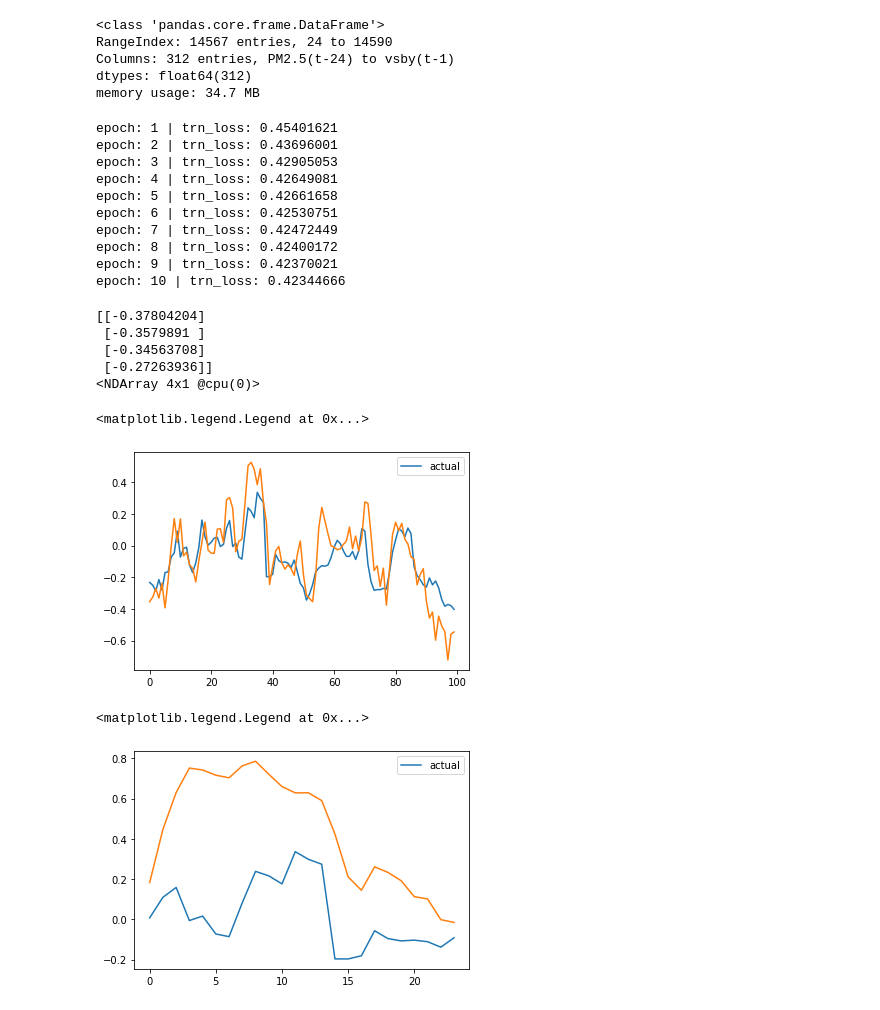
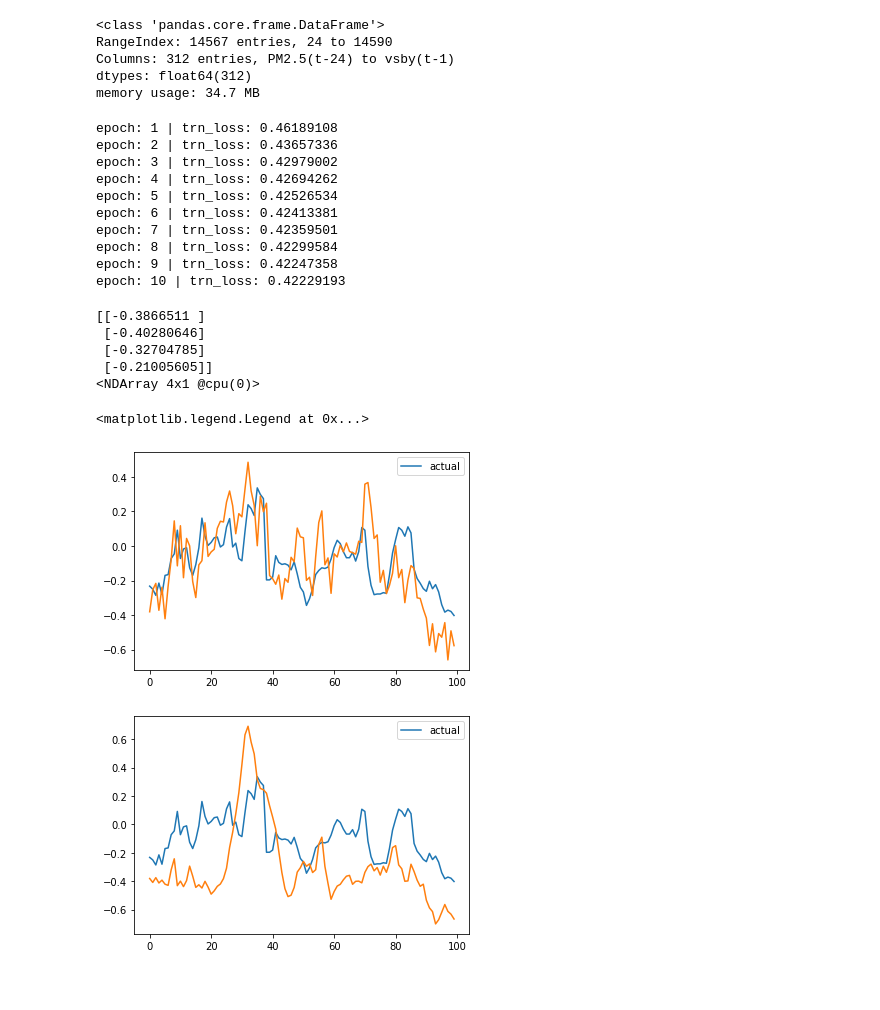
Before and after one commit to Rayyan98/airQualityDeepLearning, a Jupyter notebook: code/model selection/gruLOL.ipynb, the cells around one changed output. Drawn from its saved outputs; the diff is of its cells as text; code cells hidden in the pictures.

```diff
--- a/code/model selection/gruLOL.ipynb
+++ b/code/model selection/gruLOL.ipynb
@@ -7,7 +7,7 @@ import matplotlib.pyplot as plt
 import mxnet
 from mxnet.gluon import *
 # %%
-finalData = pd.read_csv('ReadyData.csv')
+finalData = pd.read_csv('../../data/ReadyData.csv')
 # %%
 finalData.info()
 # %% [output]
@@ -207,7 +207,7 @@ trainDataY = nd.array(trainDataY)
 testDataY = nd.array(testDataY)
 # %%
 model = mxnet.gluon.nn.Sequential()
-model.add(mxnet.gluon.rnn.GRU(24, 1))
+model.add(mxnet.gluon.rnn.GRU(51, 1))
 #model.add(mxnet.gluon.rnn.GRU(50, 1))
 #model.add(mxnet.gluon.rnn.GRU(48, 1))
 model.add(mxnet.gluon.nn.Dense(1, activation='tanh'))
@@ -217,7 +217,7 @@ model.initialize(mxnet.init.Xavier())
 trainer = mxnet.gluon.Trainer(
     params=model.collect_params(),
     optimizer='adam',
-    optimizer_params={'learning_rate': 0.001}
+    optimizer_params={'learning_rate': 0.0005}
 )
 # %%
 loss = mxnet.gluon.loss.L2Loss()
@@ -256,23 +256,23 @@ for epoch in range(epochs):
     print("epoch: {} | trn_loss: {:.8f}".format(epoch+1,
                                                 trainingLoss[-1]))
 # %% [output]
-epoch: 1 | trn_loss: 0.45401621
-epoch: 2 | trn_loss: 0.43696001
-epoch: 3 | trn_loss: 0.42905053
-epoch: 4 | trn_loss: 0.42649081
-epoch: 5 | trn_loss: 0.42661658
-epoch: 6 | trn_loss: 0.42530751
-epoch: 7 | trn_loss: 0.42472449
-epoch: 8 | trn_loss: 0.42400172
-epoch: 9 | trn_loss: 0.42370021
-epoch: 10 | trn_loss: 0.42344666
+epoch: 1 | trn_loss: 0.46189108
+epoch: 2 | trn_loss: 0.43657336
+epoch: 3 | trn_loss: 0.42979002
+epoch: 4 | trn_loss: 0.42694262
+epoch: 5 | trn_loss: 0.42526534
+epoch: 6 | trn_loss: 0.42413381
+epoch: 7 | trn_loss: 0.42359501
+epoch: 8 | trn_loss: 0.42299584
+epoch: 9 | trn_loss: 0.42247358
+epoch: 10 | trn_loss: 0.42229193
 # %%
 print(y_pred)
 # %% [output]
-[[-0.37804204]
- [-0.3579891 ]
- [-0.34563708]
- [-0.27263936]]
+[[-0.3866511 ]
+ [-0.40280646]
+ [-0.32704785]
+ [-0.21005605]]
 <NDArray 4x1 @cpu(0)>
 # %%
 predictions = model(testDataX)
@@ -281,7 +281,7 @@ plt.plot(predictions[:100].asnumpy())
 plt.legend()
 # %% [output]
 <matplotlib.legend.Legend at 0x...>
-[figure, old version]
+[figure, new version]
 # %%
 testDataX2 = testDataX.copy()
 y_pred2 = []
@@ -297,9 +297,9 @@ for i in range(len(testDataX2)):
 
 y_pred2 = np.array(y_pred2)
 # %%
-plt.plot(testDataY[24:48].asnumpy(), label = 'actual')
-plt.plot(y_pred2[24:48])
+plt.plot(testDataY[0:100].asnumpy(), label = 'actual')
+plt.plot(y_pred2[0:100])
 plt.legend()
+plt.savefig('gru_prediction_100.png')
 # %% [output]
-<matplotlib.legend.Legend at 0x...>
-[figure, old version]
+[figure, new version]
```
Also changed, not shown: parts of 1 cell of this notebook, 17 other files.
